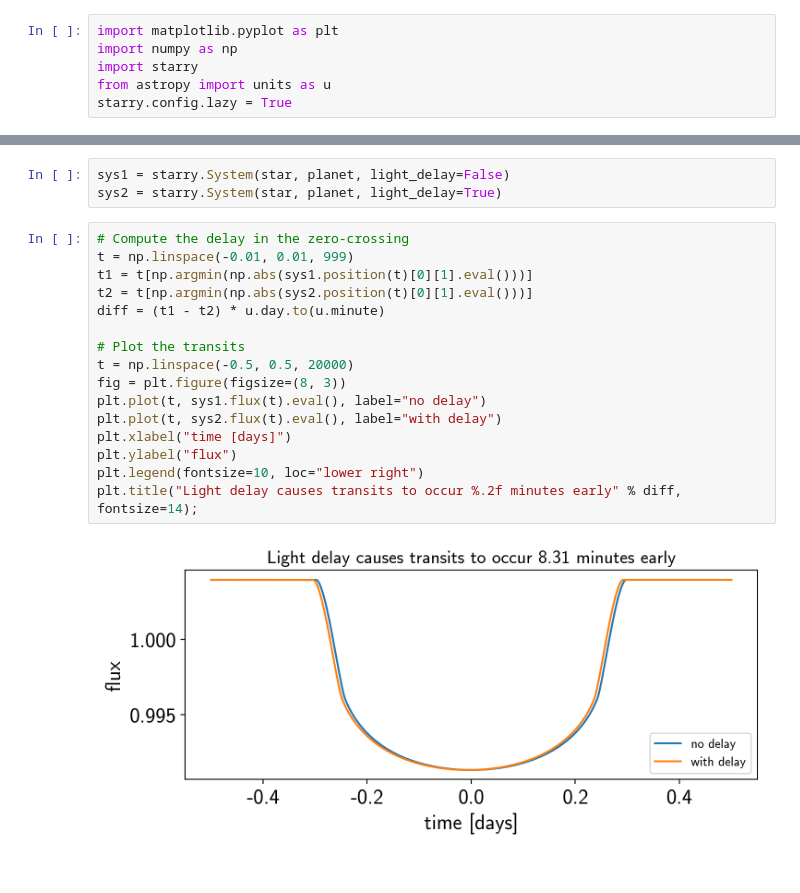
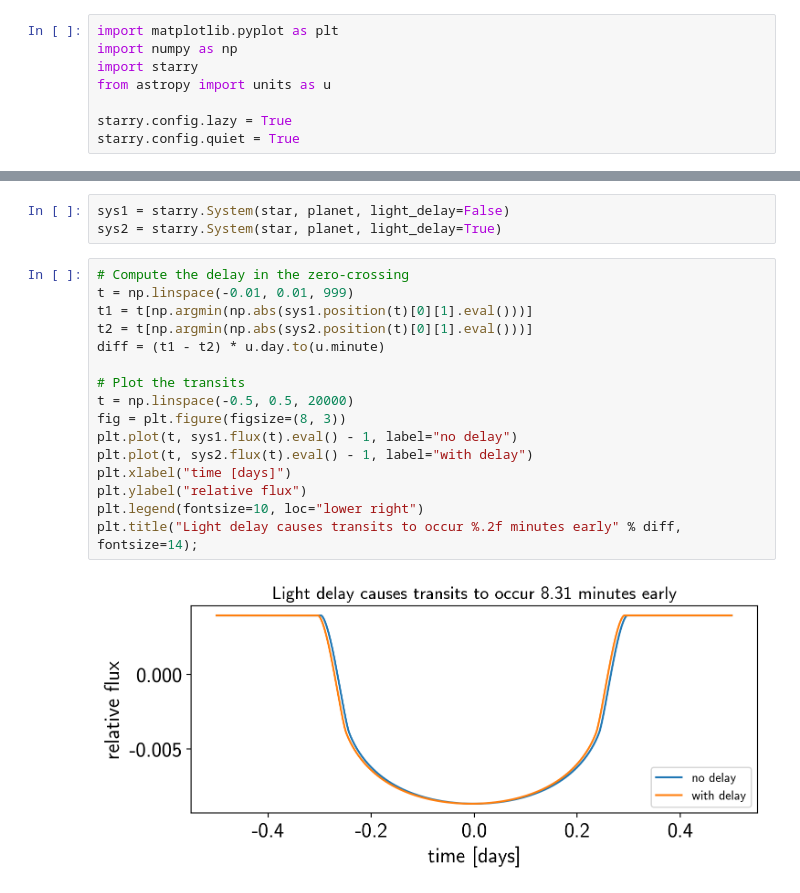
Before and after one commit to rodluger/starry, a Jupyter notebook: notebooks/LightTravelDelay.ipynb, the cells around one changed output, grey strips where cells are left out. Drawn from its saved outputs; the diff is of its cells as text.

```diff
--- a/notebooks/LightTravelDelay.ipynb
+++ b/notebooks/LightTravelDelay.ipynb
@@ -9,7 +12,9 @@ import matplotlib.pyplot as plt
 import numpy as np
 import starry
 from astropy import units as u
+
 starry.config.lazy = True
+starry.config.quiet = True
 # %%
 star = starry.Primary(starry.Map(udeg=2, L=1.0), m=1.0, r=1.0)
 star.map[1:] = [0.5, 0.25]
@@ -21,21 +26,21 @@ sys2 = starry.System(star, planet, light_delay=True)
 # %%
 # Compute the delay in the zero-crossing
 t = np.linspace(-0.01, 0.01, 999)
 t1 = t[np.argmin(np.abs(sys1.position(t)[0][1].eval()))]
 t2 = t[np.argmin(np.abs(sys2.position(t)[0][1].eval()))]
 diff = (t1 - t2) * u.day.to(u.minute)
 
 # Plot the transits
 t = np.linspace(-0.5, 0.5, 20000)
 fig = plt.figure(figsize=(8, 3))
-plt.plot(t, sys1.flux(t).eval(), label="no delay")
-plt.plot(t, sys2.flux(t).eval(), label="with delay")
+plt.plot(t, sys1.flux(t).eval() - 1, label="no delay")
+plt.plot(t, sys2.flux(t).eval() - 1, label="with delay")
 plt.xlabel("time [days]")
-plt.ylabel("flux")
+plt.ylabel("relative flux")
 plt.legend(fontsize=10, loc="lower right")
 plt.title("Light delay causes transits to occur %.2f minutes early" % diff, fontsize=14);
 # %% [output]
-[figure, old version]
+[figure, new version]
 # %%
 # Compute the delay in the zero-crossing
 t = np.linspace(planet.porb.eval() / 2 - 0.01, planet.porb.eval() / 2 + 0.01, 999)
```
Also changed, not shown: parts of 3 cells of this notebook, 6 other files.
